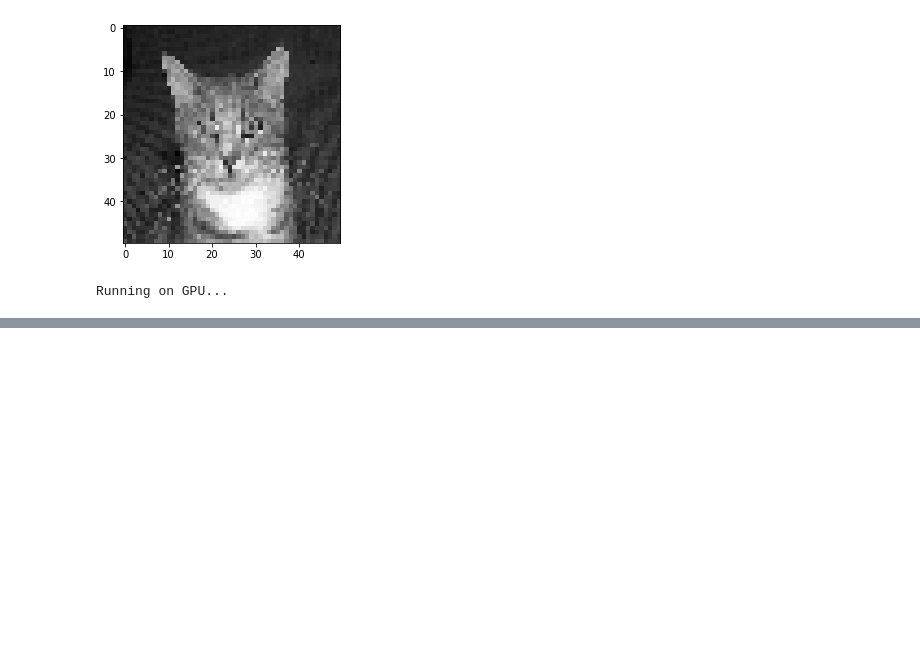
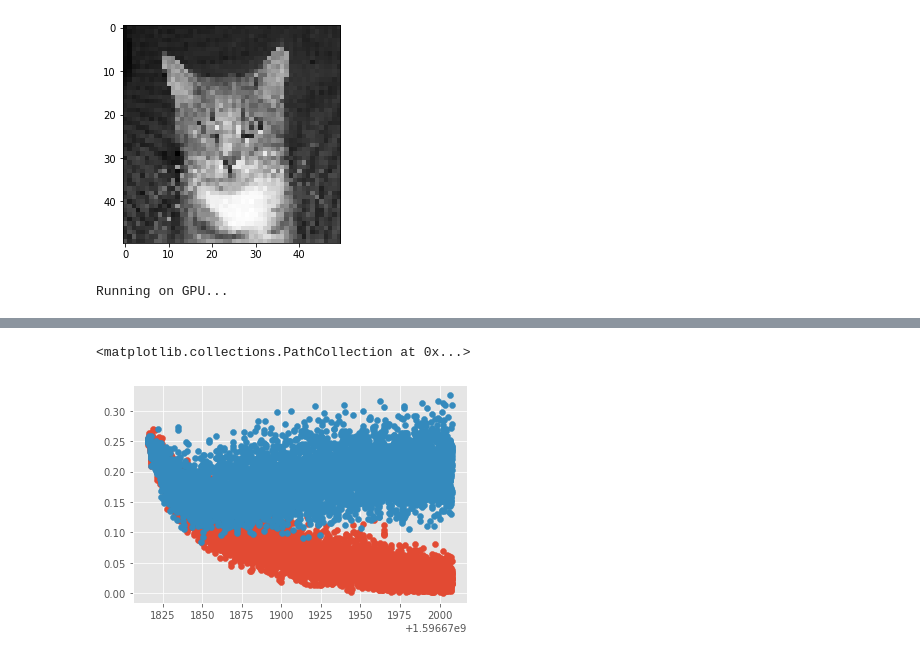
Before and after one commit to dkeske/pytorch-first-steps, a Jupyter notebook: 4. CNN - raining cats and dogs.ipynb, the cells around one changed output, grey strips where cells are left out. Saved outputs shown, nothing was run; the diff lists cells and outputs as text; code cells hidden in the pictures; blank space fills up the shorter version.

```diff
--- a/4. CNN - raining cats and dogs.ipynb
+++ b/4. CNN - raining cats and dogs.ipynb
@@ -221,0 +296,6 @@ Accuracy: 0.773
+# %%
+plt.scatter(df_model['time'], df_model['loss'])
+plt.scatter(df_model['time'], df_model['val_loss'])
+# %% [output]
+<matplotlib.collections.PathCollection at 0x...>
+[figure, added]
```
Also changed, not shown: parts of 10 cells of this notebook.
